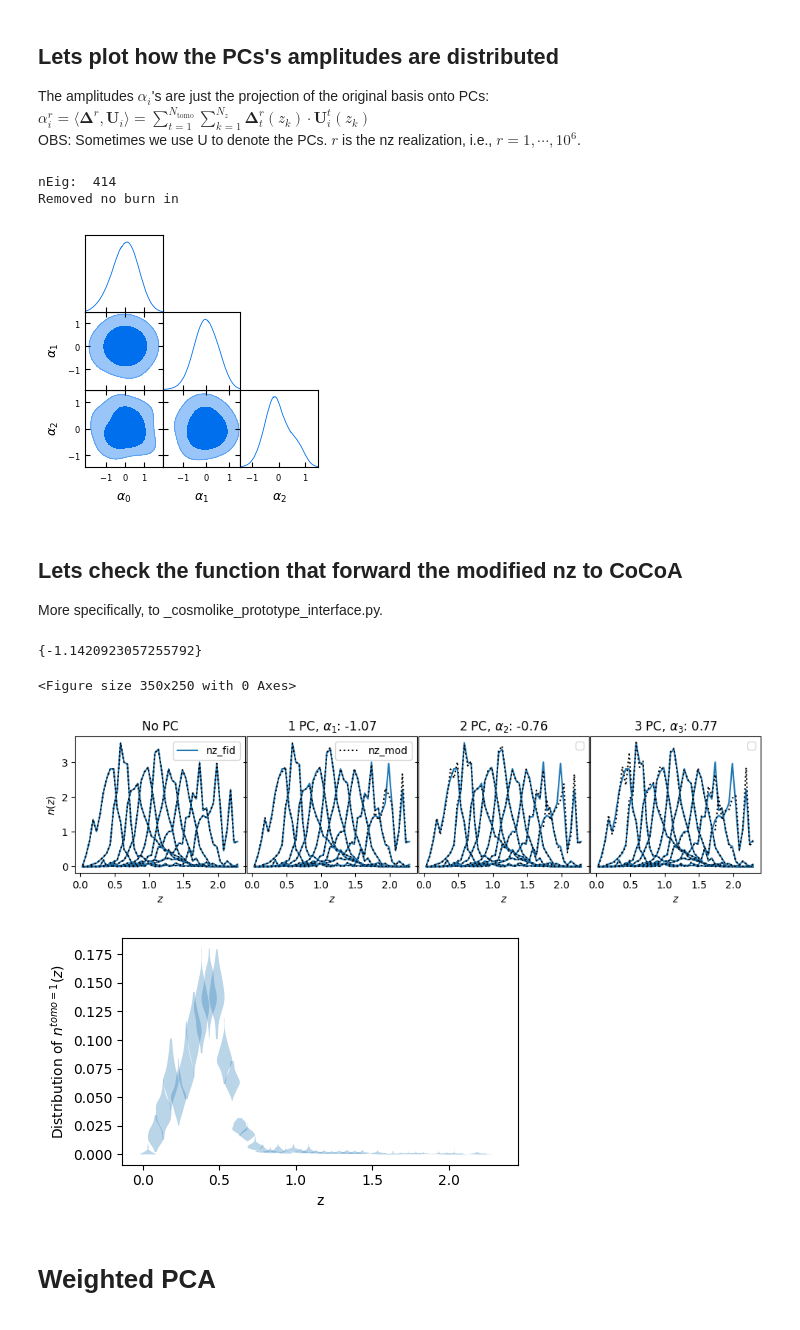
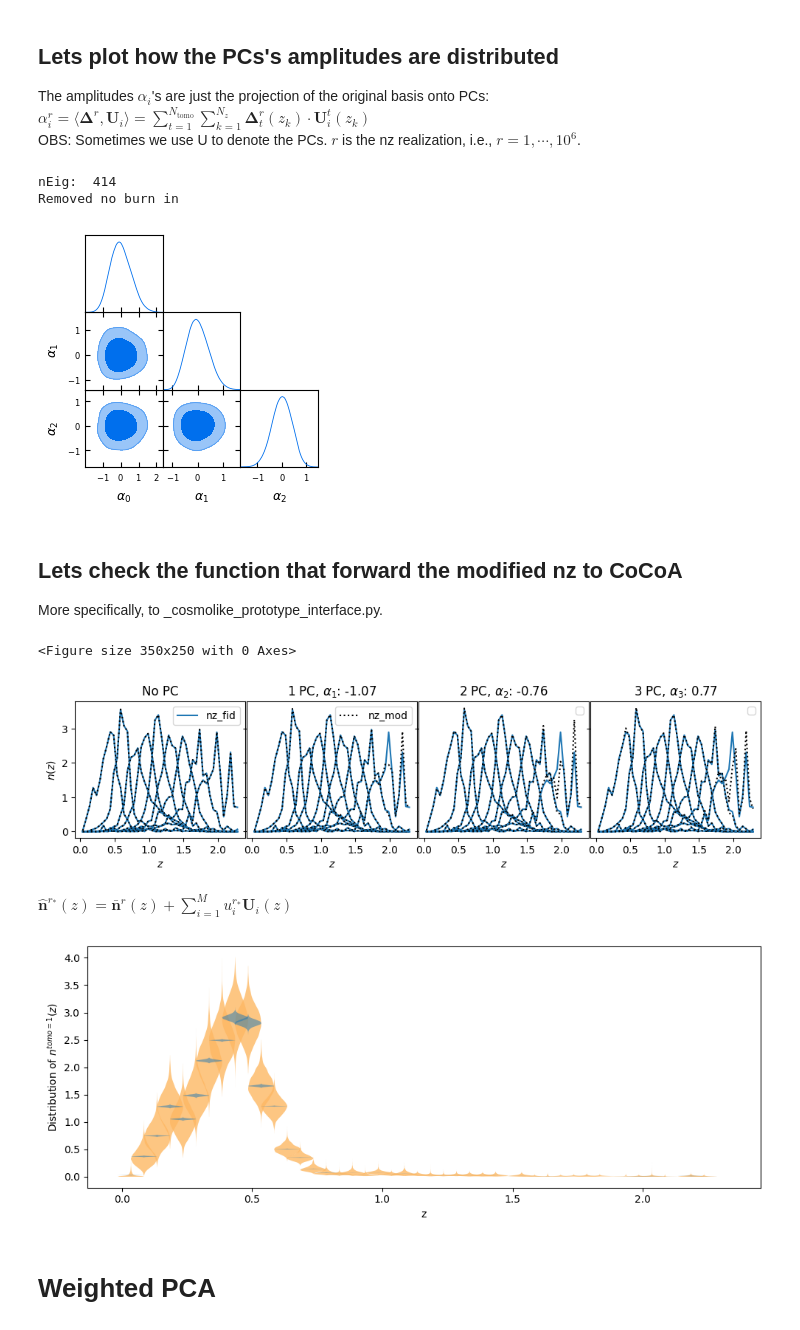
Before and after one commit to Roman-HLIS-Cosmology-PIT/cocoa_photoz, a Jupyter notebook: codes/example.ipynb, the cells around one changed output. Cells and saved outputs as stored; diff of their text form; code cells hidden in the pictures.

Commit message:
analogous to figure in 2506.00758

```diff
--- a/codes/example.ipynb
+++ b/codes/example.ipynb
@@ -14,13 +14,15 @@ path='/gpfs/scratch/pit-roman-hlis/Diogo/cocoapy310/Cocoa/cocoa_photoz/'
 nz = h5py.File(f'{path}/roman_nz_realizations/sc1b_d4/nz_samples_LHC0_pointZ_1e6_Roman_sc1b_d4.h5','r')
 z = np.array(nz['zbinsc'])
 
+# Global parameters
 Nz = 46 #len(z)
 Nt = 9 # tomo bins
 Nd = Nz*Nt # 414
+r = 5000 # hundreds/thousands out of 1M realizations
 # %%
 # A hundred random integers between 1 and 1M
 np.random.seed(42)
-sims_indexes = np.random.randint(1, 10**6 + 1, size=100)
+sims_indexes = np.random.randint(1, 10**6 + 1, size=r)
 tot = len(sims_indexes)
 
 rows = []
@@ -135,7 +137,7 @@ g.triangle_plot(chains,["alpha%s" %i for i in range(3)],filled=True)
 # %% [output]
 nEig:  414
 Removed no burn in
-[figure, old version]
+[figure, new version]
 # %% [markdown]
 ## Lets check the function that forward the modified nz to CoCoA
 More specifically, to _cosmolike_prototype_interface.py.
@@ -164,12 +166,12 @@ def forward_pca(nz_fid,params_values,survey,photoz_pc_file,npc):
 seed = 40 # If the seed is turned off, the plot below will be different.
 rng = np.random.default_rng(seed)
 dist = norm(loc=0, scale=1)
-alphas_r = dist.rvs(size=Nt*Nz,random_state=rng) # 414 realizations
+alphas_r = dist.rvs(size=Nt*Nz,random_state=rng)
 
 alphas_r_dict = {f'roman_alpha_{i+1}': val for i,val in enumerate(alphas_r)}
 
-s = (Nz,Nt) # shape (46,9)
-nz_fid = nbar.reshape(s[::-1]).T  # (414,) -> (46,9)
+s = (Nt,Nz) # shape (9,46)
+nz_fid = nbar.reshape(s).T  # (414,) -> (46,9)
 nz_fid = np.column_stack((z,nz_fid)) #(46,9) -> (46,10)
 
 plt.figure()
@@ -177,7 +179,6 @@ nrows, ncols = 1, 4
 fig, axes = plt.subplots(nrows=nrows, ncols=ncols, sharex=True, sharey=True,figsize=(12, 2.4),
                         gridspec_kw={'wspace':0.01, 'hspace':0.0})
 
-print({alphas_r_dict[f'roman_alpha_{0+1}']})
 for npc in range(ncols):
     for k in range(Nt):
         nz_mod = forward_pca(nz_fid,alphas_r_dict,'roman',eigh_vecs,npc) # Must provide nz in the shape (46,1+9)
@@ -191,6 +192,12 @@ for npc in range(ncols):
         axes[0].set_ylabel(r'$n(z)$')
         axes[npc].legend(loc='best')
 # %% [output]
-{-1.1420923057255792}
+<Figure size 350x250 with 0 Axes>
-<Figure size 350x250 with 0 Axes>
-[figure, old version]
+[figure, new version]
+# %% [markdown]
+$\hat{\mathbf{n}}^{r_*}(z)=\bar{\mathbf{n}}^r(z) +\sum_{i=1}^Mu^{r_*}_i\mathbf{U}_i(z)$
+# %%
+alphas_r_dict2 = []
+for row in alphas:
+    alphas_r_dict2.append({f'roman_alpha_{i+1}': val for i,val in enumerate(row)})
+alphas_r_dict2 = np.stack(alphas_r_dict2)
@@ -197,21 +228,36 @@ for npc in range(ncols):
 # %%
 def distribution_violinplot():
-    plt.figure(figsize=(5, 3))
+    plt.figure(figsize=(10, 4))
 
     nzs = f'{path}roman_nz_realizations/sc1b_d4/nz_samples_LHC0_pointZ_1e6_Roman_sc1b_d4.h5'
     nzs = h5py.File(nzs,'r')
     zbins = np.array(nzs['zbinsc'])
-    nzs = np.stack([nzs[f'bin0'][:100,:]], axis=1)
-
-    plt.violinplot(nzs[:,0],positions=zbins,
+    row=[]
+    for j in range(r):
+        normalized = nz[f'bin0'][j] / np.trapz(y=nz[f'bin0'][j], x=z)
+        row.append(normalized)
+    nzs = np.stack(row)
+    nzs = np.expand_dims(nzs, axis=1)
+    # nzs = np.stack([nzs[f'bin0'][:100,:]], axis=1) #(r, 1, 46)
+    v1=plt.violinplot(nzs[:,0],positions=zbins,
                    widths=0.1, showmeans=False,
                    showmedians=False, showextrema=False)
+    for body in v1['bodies']:
+        body.set_facecolor('#FDB863')
+        body.set_alpha(0.8)
+
+    v2=plt.violinplot(nzr_mod_new[:,0],positions=zbins,
+                   widths=0.1, showmeans=False,
+                   showmedians=False, showextrema=False)
+    for body in v2['bodies']:
+        body.set_facecolor('C0')
+        body.set_alpha(0.5)
     plt.xlabel(r'$\mathrm{z}$')
     plt.ylabel(r'$\text{Distribution of } n^{tomo=1}(z)$')
     plt.tight_layout()
     return None
 distribution_violinplot()
 # %% [output]
-[figure, old version]
+[figure, new version]
 # %% [markdown]
 # Weighted PCA
```
Also changed, not shown: parts of 4 cells of this notebook.
